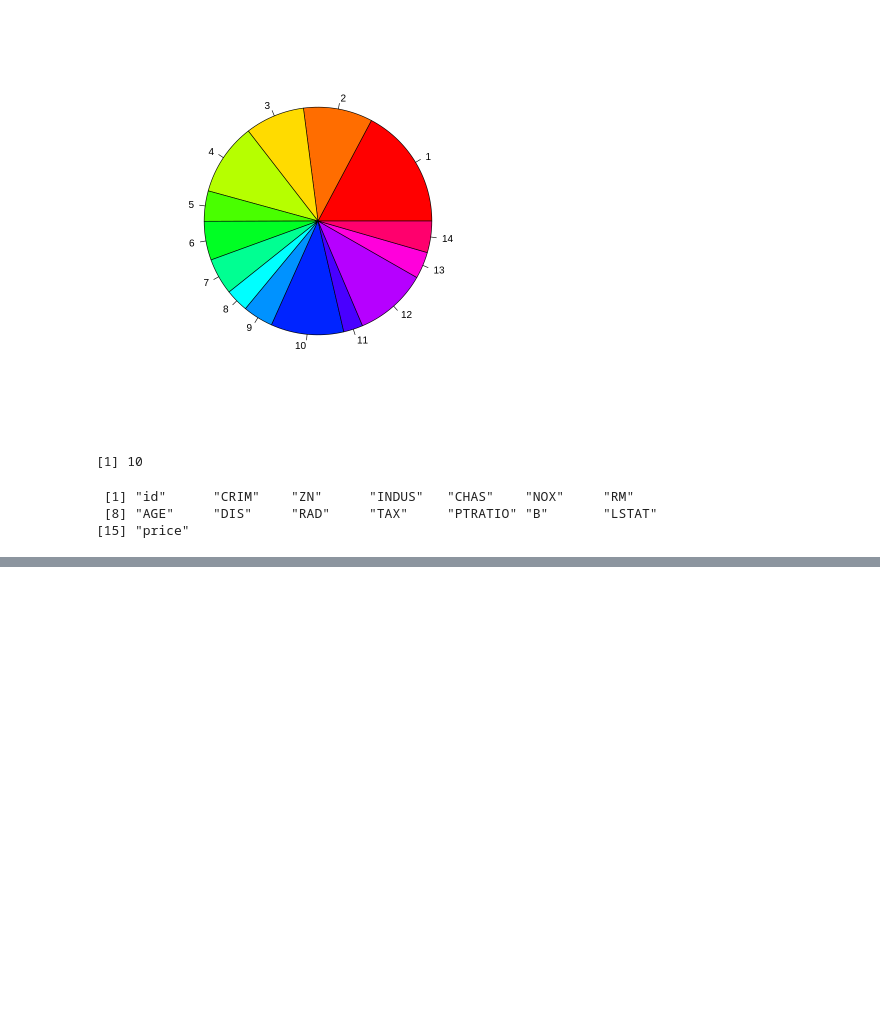
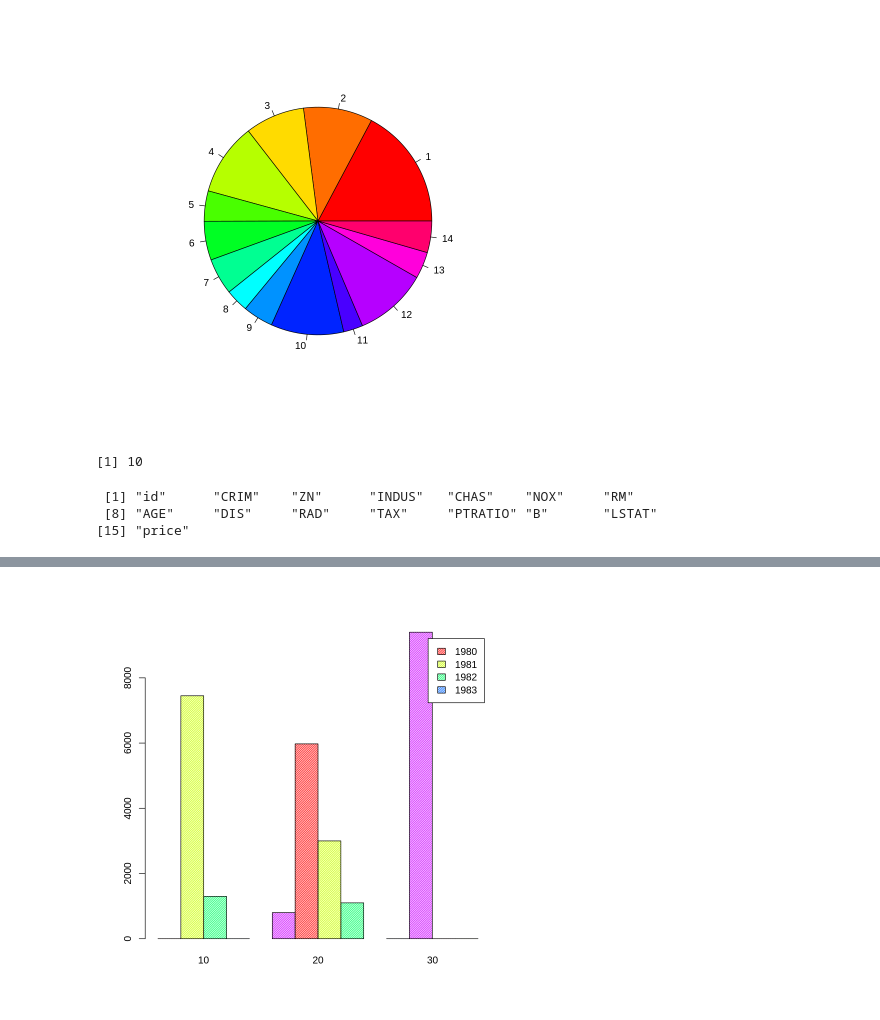
Before and after one commit to oracleyu01/R_class, a Jupyter notebook: R_을_이용한_빅분기_실기준비_100제.ipynb, the cells around one changed output, grey strips where cells are left out. Saved outputs shown, nothing was run; the diff lists cells and outputs as text; code cells hidden in the pictures; blank space fills up the shorter version.

```diff
--- a/R_을_이용한_빅분기_실기준비_100제.ipynb
+++ b/R_을_이용한_빅분기_실기준비_100제.ipynb
@@ -538,0 +583,11 @@ MILLER	*3**
+# %%
+▣ 예제19. R에서 날짜 연산을 하려면 반드시 날짜형으로 변환을 해야해요 !
+
+# emp 데이터 프레임의 hiredate 가 어떤 데이터 유형인지 확인을 해보세요 !
+
+str(emp)
+
+hiredate: chr  <---- 문자형으로 되어있습니다.
+
+설명:  csv 파일의 데이터를 불러와서 데이터 프레임을 구성하게 되면
+       R 이던 파이썬던 둘다 날짜형이 아니라 문자형으로 만들어집니다.
@@ -538,0 +952,6 @@ MILLER	*3**
+# %%
+x <- tapply( emp$sal, list(format(as.Date(emp$hiredate), '%Y'),emp$deptno) , sum )
+x[is.na(x)] <- 0
+barplot( x, col=rainbow(5), legend=rownames(x), beside=T, density=50 )
+# %% [output]
+[figure, added]
```
Also changed, not shown: parts of 136 cells of this notebook.
